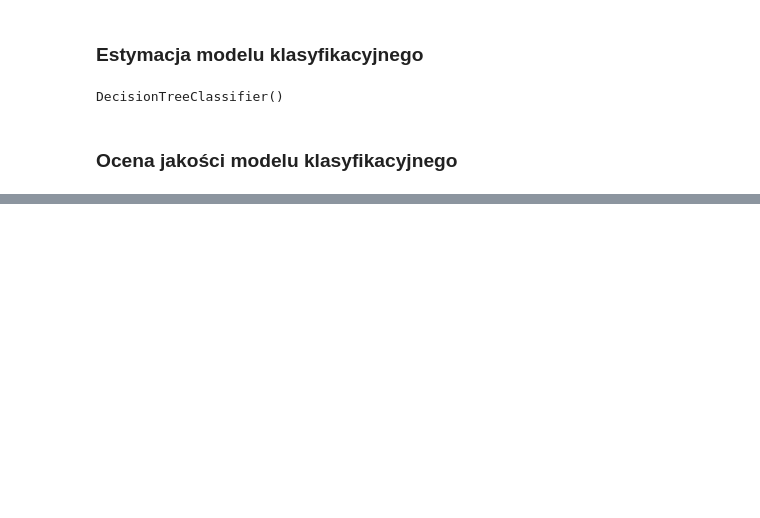
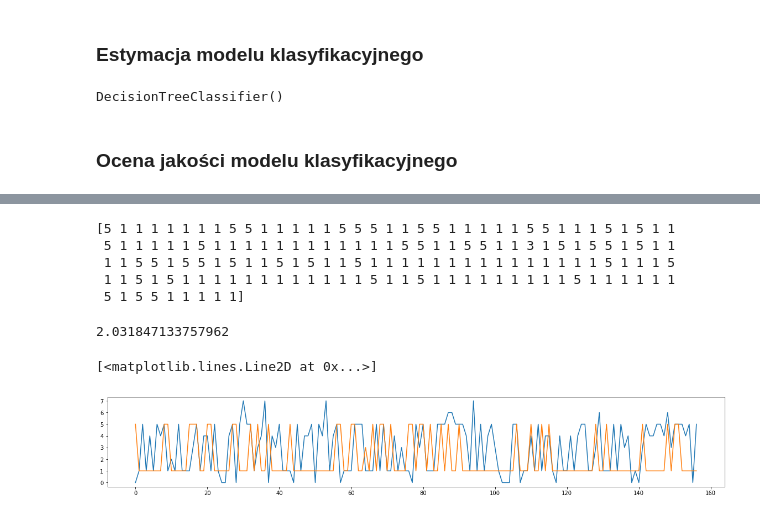
Before and after one commit to SebastianPiasecki/DataScience-ML_German_Credit_Dat, a Jupyter notebook: PD_8.ipynb, the cells around one changed output, grey strips where cells are left out. Drawn from its saved outputs; the diff is of its cells as text; code cells hidden in the pictures; blank space fills up the shorter version.

```diff
--- a/PD_8.ipynb
+++ b/PD_8.ipynb
@@ -295,0 +447,2 @@ Accuracy: 0.31297710
+# %%
+lr3.fit(train_X_, train_y_)
@@ -295,0 +458,20 @@ Accuracy: 0.31297710
+# %%
+train_1 = lr3.predict(train_X_)
+test_1 = lr3.predict(test_X_)
+print(test_1)
+# %% [output]
+[5 1 1 1 1 1 1 1 5 5 1 1 1 1 1 5 5 5 1 1 5 5 1 1 1 1 1 5 5 1 1 1 5 1 5 1 1
+ 5 1 1 1 1 1 5 1 1 1 1 1 1 1 1 1 1 1 1 5 5 1 1 5 5 1 1 3 1 5 1 5 5 1 5 1 1
+ 1 1 5 5 1 5 5 1 5 1 1 5 1 5 1 1 5 1 1 1 1 1 1 1 1 1 1 1 1 1 1 1 5 1 1 1 5
+ 1 1 5 1 5 1 1 1 1 1 1 1 1 1 1 1 1 5 1 1 5 1 1 1 1 1 1 1 1 1 5 1 1 1 1 1 1
+ 5 1 5 5 1 1 1 1 1]
+# %%
+test_1.mean()
+# %% [output]
+2.031847133757962
+# %%
+test_y_.reset_index()['Purpose'].plot()
+plt.plot(test_1)
+# %% [output]
+[<matplotlib.lines.Line2D at 0x...>]
+[figure, added]
```
Also changed, not shown: parts of 18 cells of this notebook.
